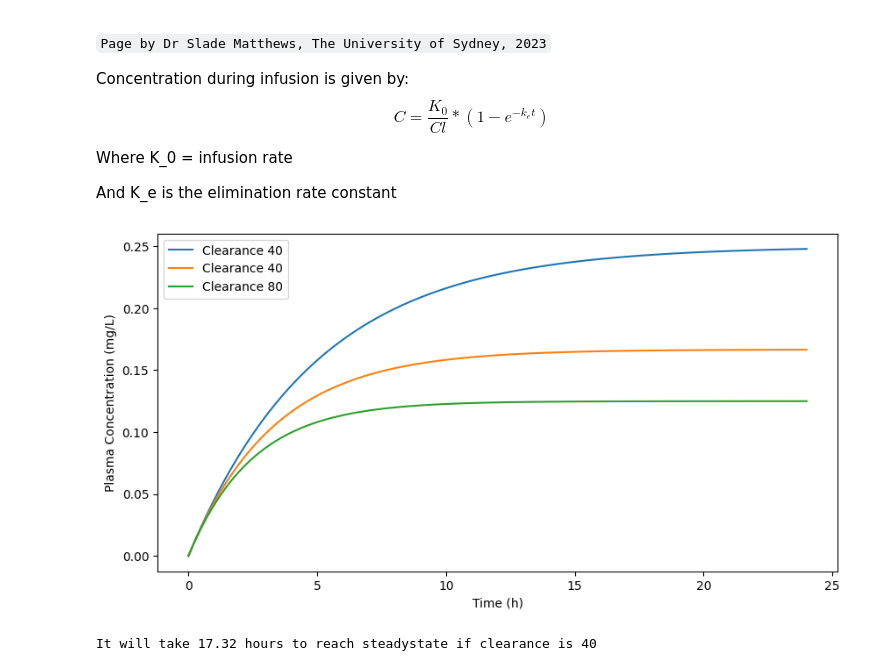
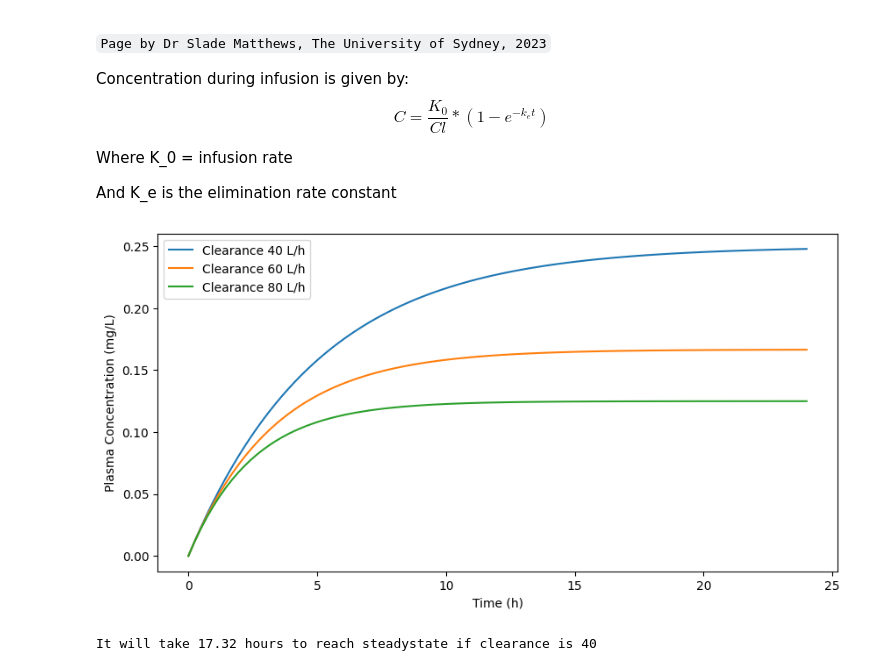
Before and after one commit to sladem-tox/PK_calcs, a Jupyter notebook: Infusion_curves.ipynb, the cells around one changed output. Cells and saved outputs as stored; diff of their text form; code cells hidden in the pictures.

```diff
--- a/Infusion_curves.ipynb
+++ b/Infusion_curves.ipynb
@@ -24,28 +24,28 @@ Vd = 200
 # %%
 #The elimination rate constant is CL over Vd
 k = Cl/Vd
 k2 = Cl2/Vd
 k3 = Cl3/Vd
 
 import matplotlib.pyplot as plt
 import numpy as np
 
 t = np.linspace(0, 24, 100)
 y = K0/Cl * (1-np.exp(-k*t))
 
 fig = plt.figure(figsize = (10, 5))
 # Create the plot
-plt.plot(t, y, label = "Clearance 40")
-plt.plot(t, K0/Cl2 * (1-np.exp(-k2*t)), label = "Clearance 40")
-plt.plot(t, K0/Cl3 * (1-np.exp(-k3*t)), label = "Clearance 80")
+plt.plot(t, y, label = "Clearance 40 L/h")
+plt.plot(t, K0/Cl2 * (1-np.exp(-k2*t)), label = "Clearance 60 L/h")
+plt.plot(t, K0/Cl3 * (1-np.exp(-k3*t)), label = "Clearance 80 L/h")
 plt.xlabel("Time (h)")
 plt.ylabel("Plasma Concentration (mg/L)")
 
 # Show the plot
 plt.legend()
 plt.show()
 # %% [output]
-[figure, old version]
+[figure, new version]
 # %%
 halflife = 0.693 * (Vd/Cl)
 ttss = 5 * halflife
```
